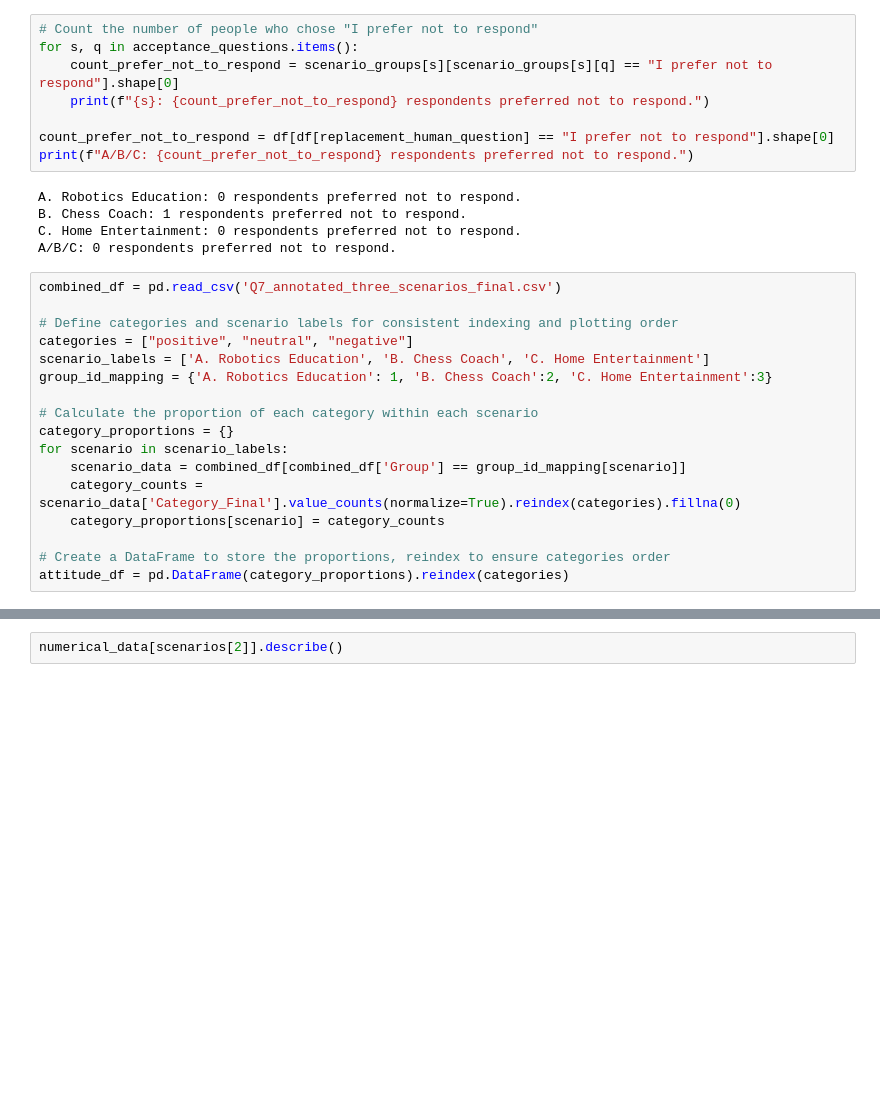
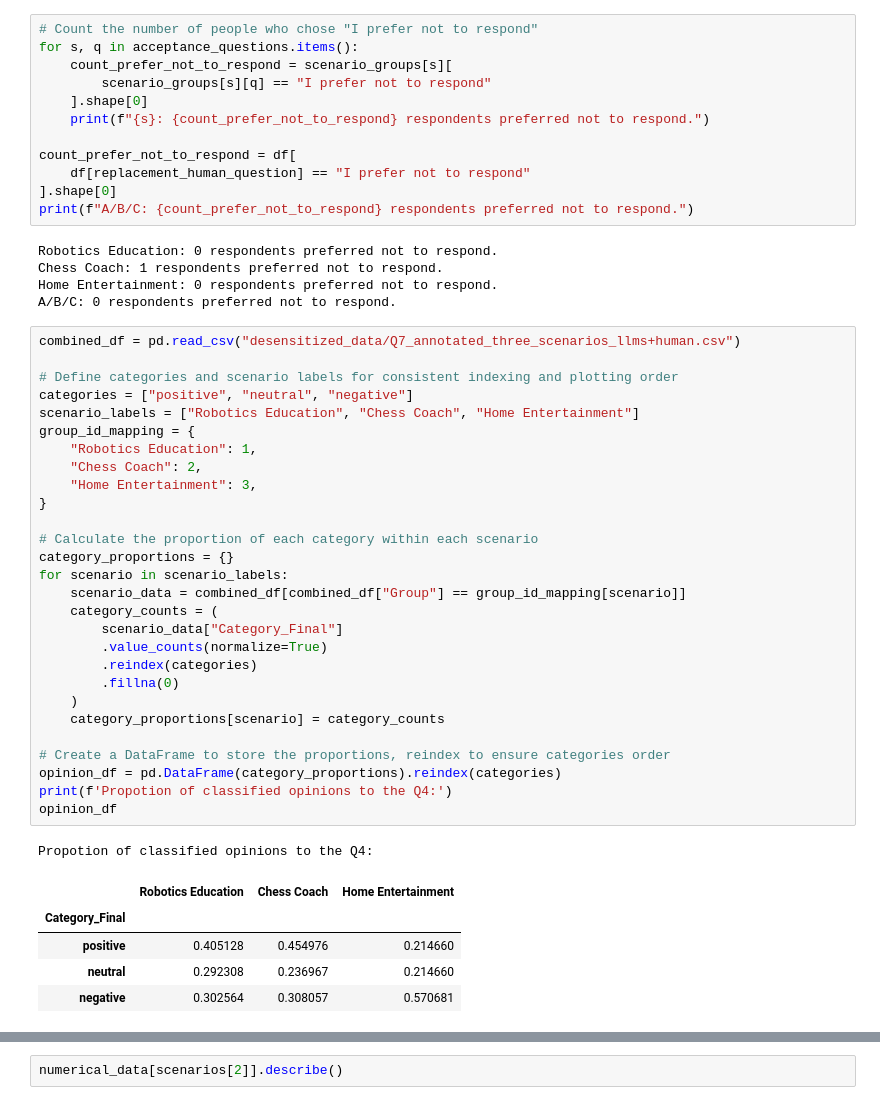
Before and after one commit to renchizhhhh/OpenChessRobot, a Jupyter notebook: online_study/data_analysis/data_analysis.ipynb, the cells around one changed output, grey strips where cells are left out. Cells and saved outputs as stored; diff of their text form; blank space fills up the shorter version.

```diff
--- a/online_study/data_analysis/data_analysis.ipynb
+++ b/online_study/data_analysis/data_analysis.ipynb
@@ -116,33 +153,55 @@ answer_data
 # %%
 # Count the number of people who chose "I prefer not to respond"
 for s, q in acceptance_questions.items():
-    count_prefer_not_to_respond = scenario_groups[s][scenario_groups[s][q] == "I prefer not to respond"].shape[0]
+    count_prefer_not_to_respond = scenario_groups[s][
+        scenario_groups[s][q] == "I prefer not to respond"
+    ].shape[0]
     print(f"{s}: {count_prefer_not_to_respond} respondents preferred not to respond.")
 
-count_prefer_not_to_respond = df[df[replacement_human_question] == "I prefer not to respond"].shape[0]
+count_prefer_not_to_respond = df[
+    df[replacement_human_question] == "I prefer not to respond"
+].shape[0]
 print(f"A/B/C: {count_prefer_not_to_respond} respondents preferred not to respond.")
 # %% [output]
-A. Robotics Education: 0 respondents preferred not to respond.
-B. Chess Coach: 1 respondents preferred not to respond.
-C. Home Entertainment: 0 respondents preferred not to respond.
+Robotics Education: 0 respondents preferred not to respond.
+Chess Coach: 1 respondents preferred not to respond.
+Home Entertainment: 0 respondents preferred not to respond.
 A/B/C: 0 respondents preferred not to respond.
 # %%
-combined_df = pd.read_csv('Q7_annotated_three_scenarios_final.csv')
+combined_df = pd.read_csv("desensitized_data/Q7_annotated_three_scenarios_llms+human.csv")
 
 # Define categories and scenario labels for consistent indexing and plotting order
 categories = ["positive", "neutral", "negative"]
-scenario_labels = ['A. Robotics Education', 'B. Chess Coach', 'C. Home Entertainment']
-group_id_mapping = {'A. Robotics Education': 1, 'B. Chess Coach':2, 'C. Home Entertainment':3}
+scenario_labels = ["Robotics Education", "Chess Coach", "Home Entertainment"]
+group_id_mapping = {
+    "Robotics Education": 1,
+    "Chess Coach": 2,
+    "Home Entertainment": 3,
+}
 
 # Calculate the proportion of each category within each scenario
 category_proportions = {}
 for scenario in scenario_labels:
-    scenario_data = combined_df[combined_df['Group'] == group_id_mapping[scenario]]
-    category_counts = scenario_data['Category_Final'].value_counts(normalize=True).reindex(categories).fillna(0)
+    scenario_data = combined_df[combined_df["Group"] == group_id_mapping[scenario]]
+    category_counts = (
+        scenario_data["Category_Final"]
+        .value_counts(normalize=True)
+        .reindex(categories)
+        .fillna(0)
+    )
     category_proportions[scenario] = category_counts
 
 # Create a DataFrame to store the proportions, reindex to ensure categories order
-attitude_df = pd.DataFrame(category_proportions).reindex(categories)
+opinion_df = pd.DataFrame(category_proportions).reindex(categories)
+print(f'Propotion of classified opinions to the Q4:')
+opinion_df
+# %% [output]
+Propotion of classified opinions to the Q4:
+|  | Robotics Education | Chess Coach | Home Entertainment |
+| Category_Final |  |  |  |
+| positive | 0.405128 | 0.454976 | 0.214660 |
+| neutral | 0.292308 | 0.236967 | 0.214660 |
+| negative | 0.302564 | 0.308057 | 0.570681 |
 # %%
 import matplotlib.pyplot as plt
 
```
Also changed, not shown: parts of 18 cells of this notebook, 21 other files.
